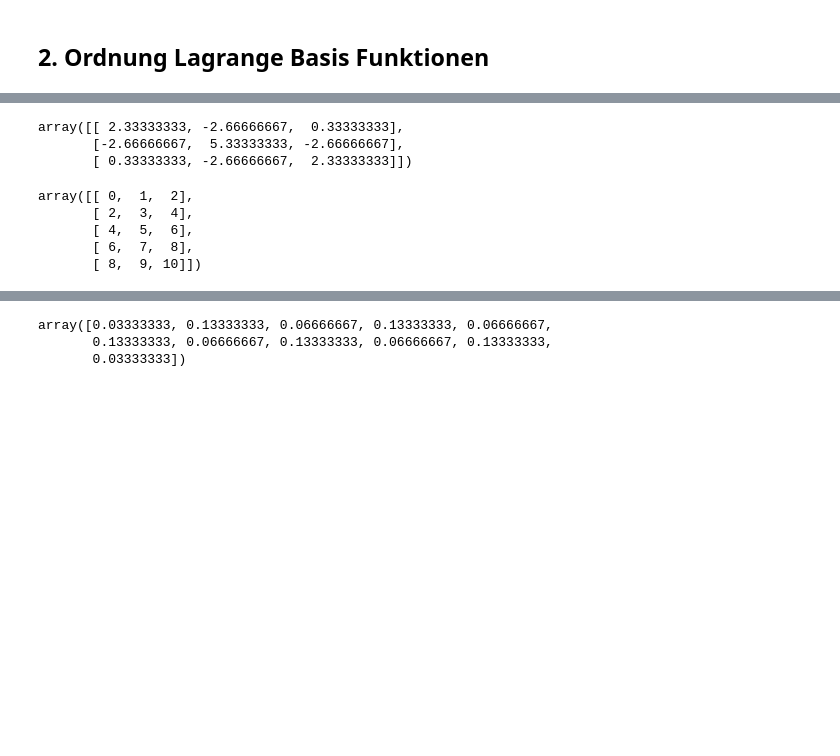
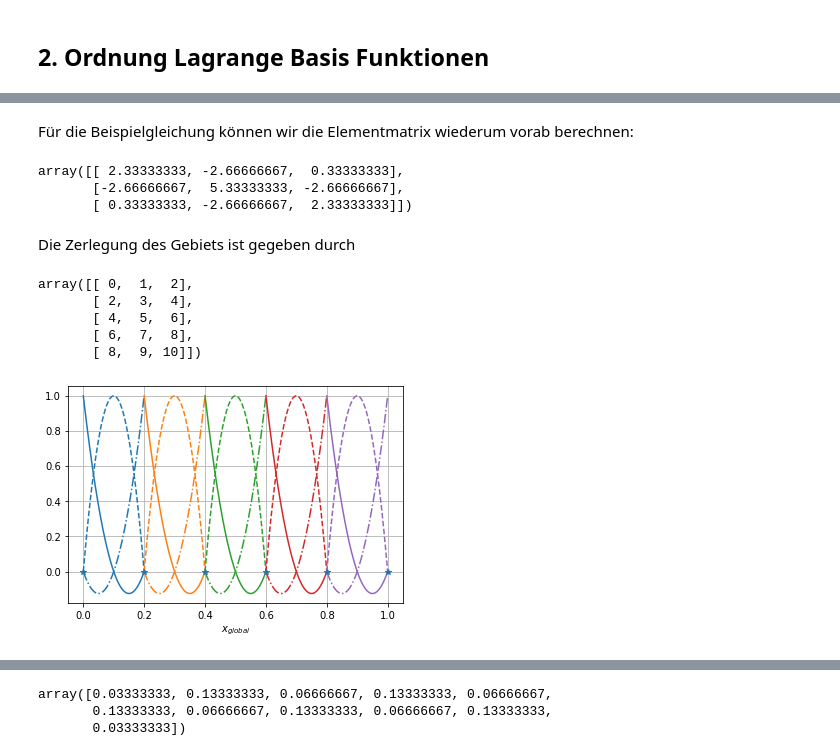
Before and after one commit to omerasipi/HanaScriptos, a Jupyter notebook: NumerikPDE/FEM1D_Assembling_HighOrder.ipynb, the cells around one changed output, grey strips where cells are left out. Cells and saved outputs as stored; diff of their text form; code cells hidden in the pictures; blank space fills up the shorter version.

```diff
--- a/NumerikPDE/FEM1D_Assembling_HighOrder.ipynb
+++ b/NumerikPDE/FEM1D_Assembling_HighOrder.ipynb
@@ -94,15 +130,18 @@ def lagrangePoly(x,j,order):
     xi = np.linspace(0,1,order+1)
     J = np.delete(np.arange(order+1),j)
     return np.product([(x-xi[i])/(xi[j]-xi[i]) for i in J],axis=0)
+# %% [markdown]
+Für die Beispielgleichung können wir die Elementmatrix wiederum vorab berechnen:
 # %%
 Ae = np.array([[quad(lambdify(symbx,lagrangePoly(symbx,i,order).diff()*lagrangePoly(symbx,j,order).diff()),0,1)[0]
                  for i in range(order+1)] for j in range(order+1)],dtype=np.float)
+Ae
+# %% [output]
+array([[ 2.33333333, -2.66666667,  0.33333333],
+       [-2.66666667,  5.33333333, -2.66666667],
+       [ 0.33333333, -2.66666667,  2.33333333]])
-# %%
-Ae
-# %% [output]
-array([[ 2.33333333, -2.66666667,  0.33333333],
-       [-2.66666667,  5.33333333, -2.66666667],
-       [ 0.33333333, -2.66666667,  2.33333333]])
+# %% [markdown]
+Die Zerlegung des Gebiets ist gegeben durch
 # %%
 # Zerlegung des Gebiets
 n=5;a=0;b=1
@@ -119,6 +158,18 @@ array([[ 0,  1,  2],
        [ 4,  5,  6],
        [ 6,  7,  8],
        [ 8,  9, 10]])
+# %%
+col = ['tab:blue','tab:orange','tab:green','tab:red','tab:purple']
+for k in range(n):
+    plt.plot(xi[k]+ h[k]*xp, lagrangePoly(xp, 0, 2),'-',c=col[k%5]) # lokale Basisfunktion 0 an globalen Kooridnaten
+    plt.plot(xi[k]+ h[k]*xp, lagrangePoly(xp, 1, 2),'--',c=col[k%5])# lokale Basisfunktion 1
+    plt.plot(xi[k]+ h[k]*xp, lagrangePoly(xp, 2, 2),'-.',c=col[k%5])# lokale Basisfunktion 2
+plt.plot(xi,np.zeros_like(xi),'*')
+plt.xlabel('$x_{global}$')
+plt.grid()
+plt.show()
+# %% [output]
+[figure, added]
 # %%
 # Globale Steiffigkeitsmatrix
 A = np.zeros((2*n+1,2*n+1))
```
Also changed, not shown: parts of 45 cells of this notebook, 10 other files.
